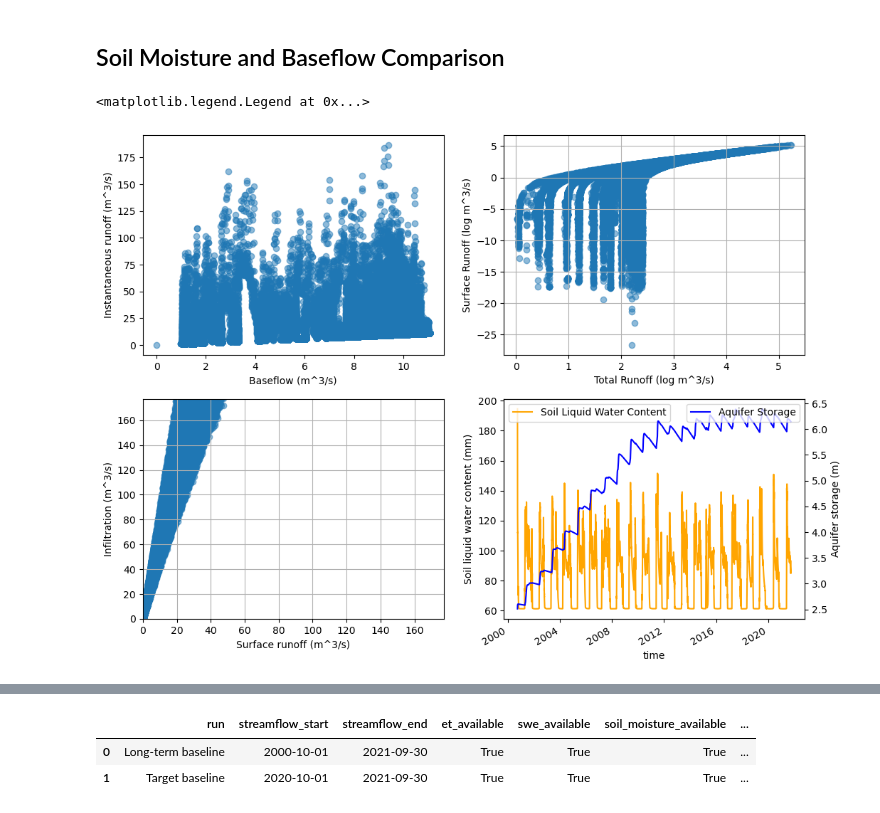
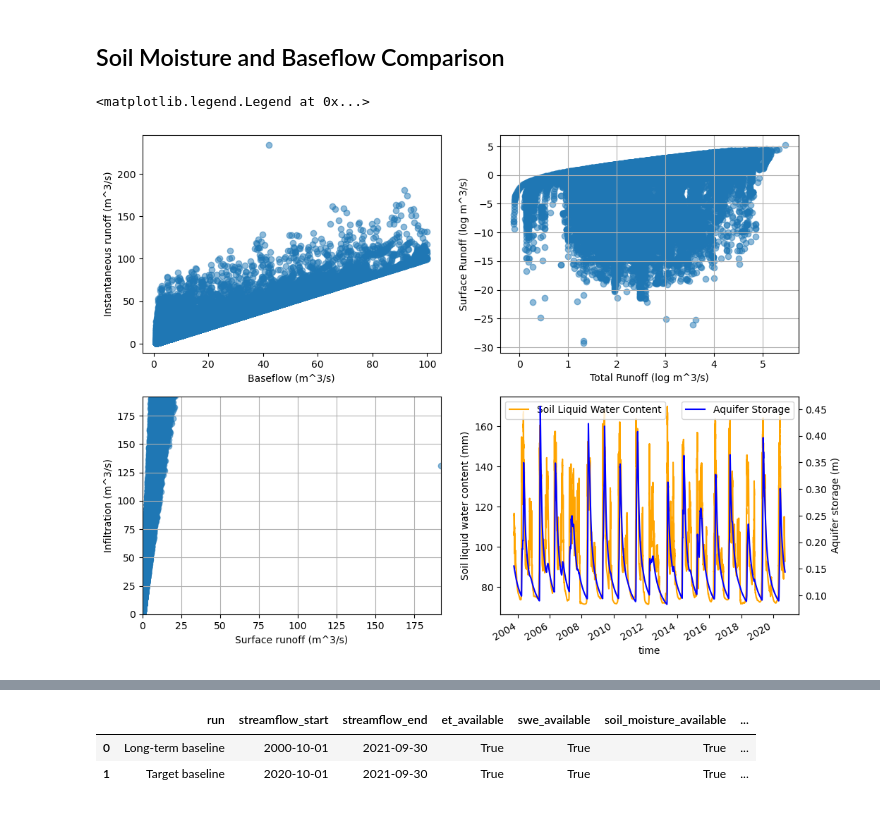
Before and after one commit to dlhogan97/CONFLUENCE-uwmtnhydro, a Jupyter notebook: ess-project/notebooks/Baseline_Run_Evaluation.ipynb, the cells around one changed output, grey strips where cells are left out. Saved outputs shown, nothing was run; the diff lists cells and outputs as text; code cells hidden in the pictures.

```diff
--- a/ess-project/notebooks/Baseline_Run_Evaluation.ipynb
+++ b/ess-project/notebooks/Baseline_Run_Evaluation.ipynb
@@ -45,8 +45,8 @@ Project root: /home/dlhogan/projects/forked-repos/CONFLUENCE-uwmtnhydro
 
 Set the config and experiment workspace first. If the baseline files are left as `None`, the notebook will try to detect them from the experiment directory.
 # %%
-EXPERIMENT_DIR = Path('/scratch/dlhogan/ess-project-data/domain_East_River_lumped/simulations/20260403_bigBuckt')
-CONFIG_PATH = EXPERIMENT_DIR / 'config_20260403_160431.yaml'
+EXPERIMENT_DIR = Path('/scratch/dlhogan/ess-project-data/domain_East_River_lumped/simulations/20260406_bigBuckt_best')
+CONFIG_PATH = EXPERIMENT_DIR / 'config_lightweight_20260406_175842.yaml'
 
 LONGTERM_BASELINE_FILE = None
 TARGET_BASELINE_FILE = None
@@ -100,10 +100,9 @@ if "best_parameters.csv" in os.listdir(EXPERIMENT_DIR / "settings"):
         {'k_fast': 0.2, 'k_slow': 0.015, 'f_fast': 0.95},
     ]
 else:
-    RESERVOIR_PARAMS = {'k_fast': 0.2, 'k_slow': 0.015, 'f_fast': 0.95}
-    RESERVOIR_START_POINTS = [
-        {'k_fast': 0.2, 'k_slow': 0.015, 'f_fast': 0.95},
-    ]
+    RESERVOIR_PARAMS = [0.2, 0.015, 0.95]
+    RESERVOIR_START_POINTS = {'k_fast': 0.2, 'k_slow': 0.015, 'f_fast': 0.95}
+
 # RESERVOIR_PARAMS = {'k_fast': 0.2, 'k_slow': 0.015, 'f_fast': 0.95}  # uncomment to skip manual candidate and rely solely on optimizer
 
 # Additional optimizer seeds: list of dicts with k_fast/k_slow/f_fast, or None.
@@ -138,7 +137,7 @@ RESERVOIR_CAL_WINDOW = {'start': config["CALIBRATION_PERIOD"].split(', ')[0],
 PLOT_RUNS = ['Long-term baseline']
 
 PLOT_WINDOWS = [
-    {'label': 'WY2010-2020', 'start': '2015-10-01', 'end': '2021-09-30'},
+    {'label': 'WY2010-2020', 'start': '2012-10-01', 'end': '2016-09-30'},
     # {'label': 'Snowmelt 2021', 'start': '2021-03-01', 'end': '2021-07-31'},
 ]
 
@@ -1286,10 +1296,11 @@ if neg_count > 0:
 q_inst = q_inst.clip(lower=0.0)
 # %%
 fig, axs = plt.subplots(2,2, figsize=(12,10))
+ds_longterm = ds_longterm.sel(time=slice('2003-10-01', '2020-09-30'))
 axs = axs.flatten()
 # scatter plots of baseflow vs q_inst
 ax = axs[0]
-routedRunoff = ds_longterm['averageRoutedRunoff'].squeeze().to_pandas() * basin_area_m2
+routedRunoff = ds_longterm['scalarTotalRunoff'].squeeze().to_pandas() * basin_area_m2
 baseflow = ds_longterm['scalarAquiferBaseflow'].squeeze().to_pandas() * basin_area_m2
 ax.scatter(baseflow[baseflow<100], routedRunoff[baseflow<100], alpha=0.5)
 ax.set_xlabel('Baseflow (m^3/s)')
@@ -1307,31 +1318,31 @@ ax.set_ylabel('Surface Runoff (log m^3/s)')
 # (surface_runoff/total_runoff).plot(ax=ax)
 # ax.set_xlabel('Time')
 # ax.set_ylabel('Surface Runoff Fraction')
 ax.grid()
 # relationship between surface runoff and infiltration
 ax = axs[2]
 infiltration = (ds_longterm['scalarInfiltration']).squeeze().to_pandas() * basin_area_m2
 infiltration.index = pd.to_datetime(infiltration.index)
 ax.scatter(surface_runoff, infiltration, alpha=0.5)
 ax.set_xlabel('Surface runoff (m^3/s)')
 ax.set_ylabel('Infiltration (m^3/s)')
 ax.set_xlim(surface_runoff.min(), surface_runoff.max())
 ax.set_ylim(surface_runoff.min(), surface_runoff.max())
 ax.grid()
 
 # relationship between aquifer recharge and soil drainage
 ax = axs[3]
 ax2 = ax.twinx()
 aquifer_storage = ds_longterm['scalarAquiferStorage_mean'].squeeze().to_pandas()
 aquifer_storage.index = pd.to_datetime(aquifer_storage.index)
 soil_liq = ds_longterm['scalarTotalSoilLiq'].squeeze().to_pandas()
 soil_liq.index = pd.to_datetime(soil_liq.index)
 aquifer_storage.plot(ax=ax2, color='blue', label='Aquifer Storage')
 soil_liq.plot(ax=ax, color='orange', label='Soil Liquid Water Content')
 ax2.set_ylabel('Aquifer storage (m)')
 ax.set_ylabel('Soil liquid water content (mm)')
 ax.legend(loc='upper left')
 ax2.legend(loc='upper right')
 # %% [output]
 <matplotlib.legend.Legend at 0x...>
-[figure, old version]
+[figure, new version]
```
Also changed, not shown: parts of 12 cells of this notebook, 9 other files.
